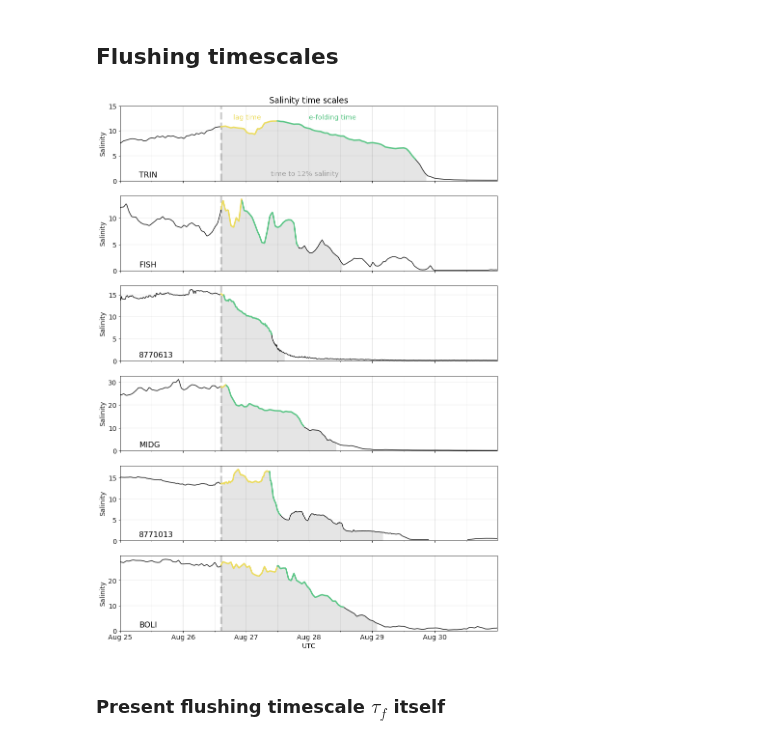
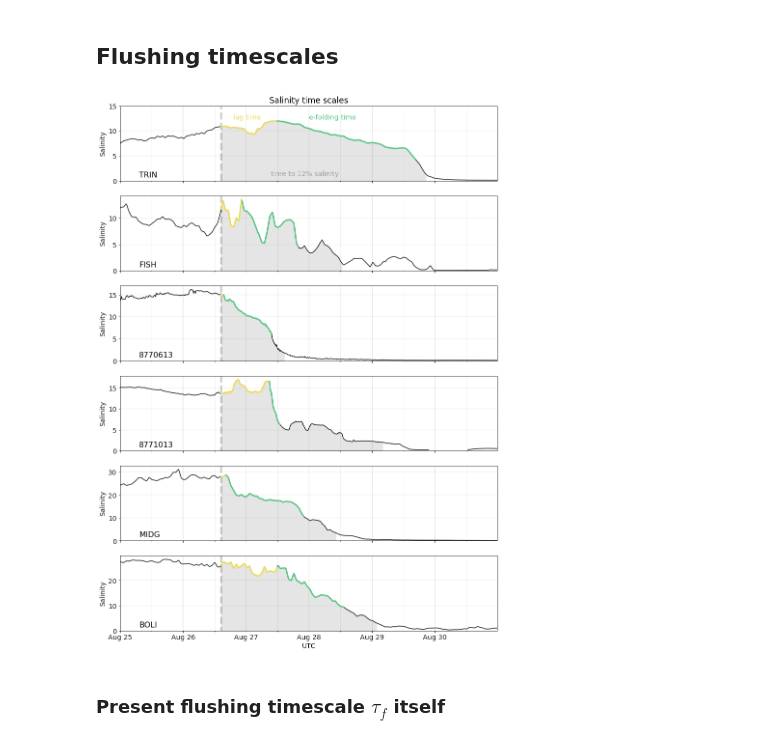
Before and after one commit to kthyng/flood_estimate, a Jupyter notebook: Harvey inflow.ipynb, the cells around one changed output. Saved outputs shown, nothing was run; the diff lists cells and outputs as text; code cells hidden in the pictures.

```diff
--- a/Harvey inflow.ipynb
+++ b/Harvey inflow.ipynb
@@ -334,10 +334,11 @@ for key in times.keys():
     tau[key] = dict()
     tau[key]['lag'] = (pd.Timestamp(times[key]['start']) - date_outflow).total_seconds()/86400
 # %%
-cols = ['TRIN: Salinity', 'FISH: Salinity', '8770613: Salinity', 'MIDG: Salinity', '8771013: Salinity', 'BOLI: Salinity']
+cols = ['TRIN: Salinity', 'FISH: Salinity', '8770613: Salinity', '8771013: Salinity', 'MIDG: Salinity', 'BOLI: Salinity']
 
 colorlag = '#ECDC5E'
 colorefold = '#5CC687'
+color12 = '#144997'
 
 dst = '2017-8-25'; den = '2017-8-30'
 fig, axes = plt.subplots(len(saltcols), 1, figsize=(14,20), sharex=True)
@@ -373,42 +374,45 @@ for j, (col, ax) in enumerate(zip(cols, axes)):
     # overlay efolding time
     tstrefold = pd.Timestamp(start) + pd.Timedelta(str(tau[name]['efold']) + 'days')
     ax.plot(df[start:tstrefold].index, df[col][start:tstrefold], color=colorefold, lw=3)  # plot data
+#     # overlay time to 12%
+#     tstr12 = date_outflow + pd.Timedelta(str(tau[name]['timeto12']) + 'days')
+#     ax.plot(df[tstrefold:tstr12].index, df[col][tstrefold:tstr12], color=color12, lw=3)  # plot data
 
     tstr12 = date_outflow + pd.Timedelta(str(tau[name]['timeto12']) + 'days')
     ax.fill_between(df[date_outflow:tstr12].index, 0, df[col][date_outflow:tstr12], color='k', alpha=0.1)
 
     # write station name and tau
-    ax.text(0.05, 0.25 - i*0.1, name, transform=ax.transAxes, fontsize=16)
+    ax.text(0.05, 0.25 - 2*0.1, name, transform=ax.transAxes, fontsize=16)
 
     hours = mpl.dates.HourLocator(byhour=np.arange(0,24,12))
     ax.xaxis.set_minor_locator(hours)
     days = mpl.dates.HourLocator(byhour=np.arange(0,24,24))
     ax.xaxis.set_major_locator(days)
 
     ax.xaxis.set_major_formatter(mpl.dates.DateFormatter('%b %d'))
     ax.grid(which='major', lw=1.5, color='k', alpha=0.05)
     ax.grid(which='minor', lw=1, color='k', alpha=0.05)
 
     # label outflow start
     ylims = ax.get_ylim()
     ax.set_ylim(0, ylims[1])
     if j == 0:  # first subplot, leaving space for line labels
         ax.set_ylim(0, 15)
         ylims = 0, 15
         # label lines
         ax.text(0.3, 0.82, 'lag time', transform=ax.transAxes, color=colorlag)
         ax.text(0.5, 0.82, 'e-folding time', transform=ax.transAxes, color=colorefold)
         ax.text(0.4, 0.07, 'time to 12% salinity', transform=ax.transAxes, color='k', alpha=0.3)
     ax.vlines(date_outflow, *ylims, linewidth=4, alpha=0.2, color='k', linestyle='--')
 
 axes[0].set_title('Salinity time scales')
 axes[-1].set_xlabel('UTC')
 axes[-1].autoscale(enable=True, axis='x', tight=True)
 
 
 fig.savefig('figures/times_flushing.pdf', bbox_inches='tight')
 # %% [output]
-[figure, old version]
+[figure, new version]
 # %% [markdown]
 ### Present flushing timescale $\tau_f$ itself
 # %%
```
Also changed, not shown: parts of 2 cells of this notebook, 3 other files.
